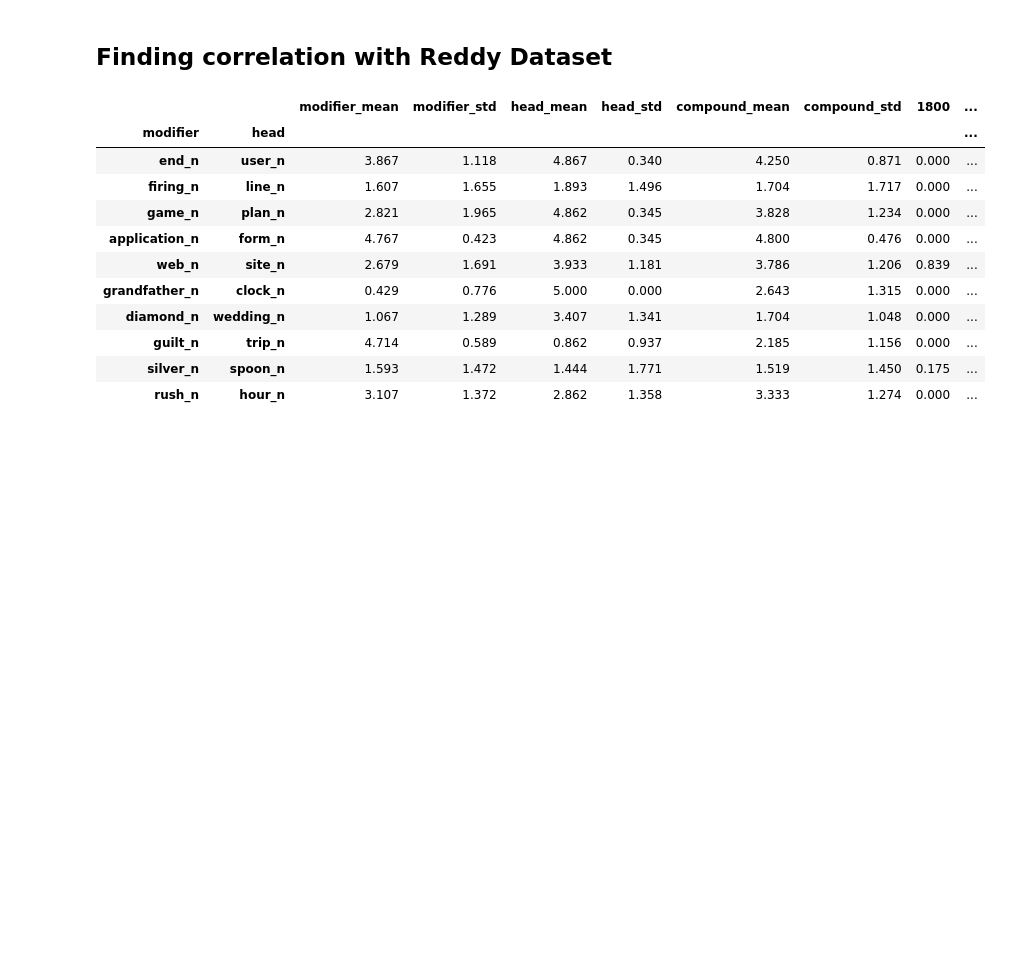
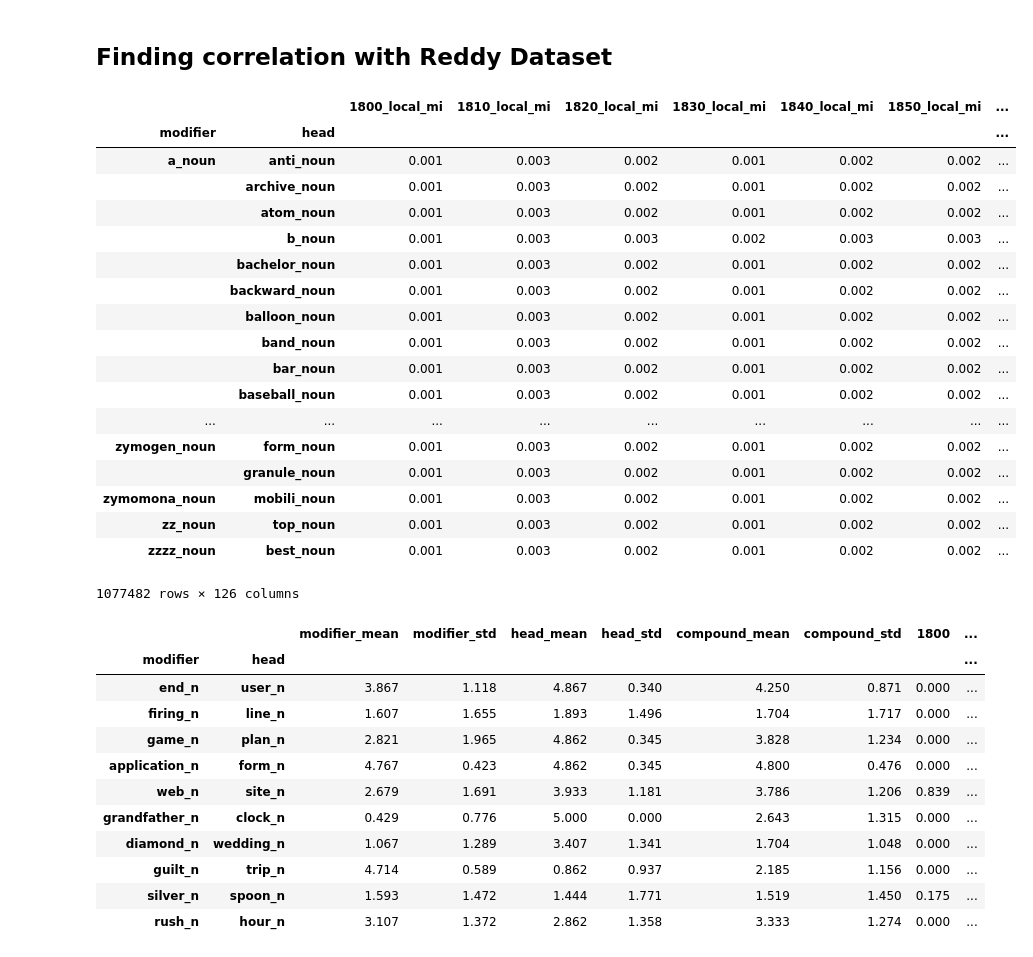
Before and after one commit to prajitdhar/Compounding, a Jupyter notebook: novel_compound_predictor/MeaningShift_new.ipynb, the cells around one changed output. Saved outputs shown, nothing was run; the diff lists cells and outputs as text; code cells hidden in the pictures; blank space fills up the shorter version.

```diff
--- a/novel_compound_predictor/MeaningShift_new.ipynb
+++ b/novel_compound_predictor/MeaningShift_new.ipynb
@@ -328,0 +392,14 @@ compound_denom
+# %%
+head_cols=heads.columns.tolist()
+head_cols[-1]="head_count"
+heads.columns=head_cols
+
+compound_head_sim=pd.merge(compounds,heads,on=["head","context",'time'])
+compound_head_sim['numerator']=compound_head_sim['comp_count']*compound_head_sim['head_count']
+compound_head_sim=compound_head_sim.groupby(['modifier','head','time'])['numerator'].sum().to_frame()
+compound_head_sim=pd.merge(compound_head_sim.reset_index(),compound_denom.reset_index(),on=["modifier","head",'time'])
+compound_head_sim=pd.merge(compound_head_sim,head_denom.reset_index(),on=['head','time'])
+compound_head_sim['sim_with_head']=compound_head_sim['numerator']/(compound_head_sim['compound_denom']*compound_head_sim['head_denom'])
+compound_head_sim.set_index(['modifier','head','time'],inplace=True)
+compound_head_sim.drop(['numerator','compound_denom'],axis=1,inplace=True)
+compound_head_sim
@@ -328,0 +426,12 @@ compound_denom
+# %%
+constituent_sim=pd.merge(heads,compounds,on=["head","context","time"])
+#constituent_sim.drop('comp_count',axis=1,inplace=True)
+constituent_sim=pd.merge(constituent_sim,modifiers,on=["modifier","context","time"])
+constituent_sim['numerator']=constituent_sim['head_count']*constituent_sim['mod_count']
+constituent_sim=constituent_sim.groupby(['modifier','head','time'])['numerator'].sum().to_frame()
+constituent_sim=pd.merge(constituent_sim.reset_index(),head_denom.reset_index(),on=["head","time"])
+constituent_sim=pd.merge(constituent_sim,modifier_denom.reset_index(),on=["modifier","time"])
+constituent_sim['sim_bw_constituents']=constituent_sim['numerator']/(constituent_sim['head_denom']*constituent_sim['modifier_denom'])
+constituent_sim.set_index(['modifier','head','time'],inplace=True)
+constituent_sim.drop(['numerator','modifier_denom','head_denom'],axis=1,inplace=True)
+constituent_sim
@@ -329,2 +458,40 @@ compound_denom
 # %% [markdown]
 ## Finding correlation with Reddy Dataset
+# %%
+dfs = [constituent_sim.reset_index(), compound_head_sim.reset_index(), compound_modifier_sim.reset_index(), information_feat.reset_index()]
+compounds_final = reduce(lambda left,right: pd.merge(left,right,on=['modifier','head','time']), dfs)
+compounds_final.drop(['head_denom','modifier_denom'],axis=1,inplace=True)
+compounds_final=pd.pivot_table(compounds_final, index=['modifier','head'], columns=['time'])
+compounds_final.fillna(0,inplace=True)
+compounds_final -= compounds_final.min()
+compounds_final /= compounds_final.max()
+compounds_final_1=compounds_final.columns.get_level_values(0)
+compounds_final_2=compounds_final.columns.get_level_values(1)
+
+cur_year=0
+new_columns=[]
+for year in compounds_final_2:
+    new_columns.append(str(year)+"_"+compounds_final_1[cur_year])
+    cur_year+=1
+compounds_final.columns=new_columns
+compounds_final
+# %% [output]
+|  |  | 1800_local_mi | 1810_local_mi | 1820_local_mi | 1830_local_mi | 1840_local_mi | 1850_local_mi | ... |
+| modifier | head |  |  |  |  |  |  | ... |
+| a_noun | anti_noun | 0.001 | 0.003 | 0.002 | 0.001 | 0.002 | 0.002 | ... |
+|  | archive_noun | 0.001 | 0.003 | 0.002 | 0.001 | 0.002 | 0.002 | ... |
+|  | atom_noun | 0.001 | 0.003 | 0.002 | 0.001 | 0.002 | 0.002 | ... |
+|  | b_noun | 0.001 | 0.003 | 0.003 | 0.002 | 0.003 | 0.003 | ... |
+|  | bachelor_noun | 0.001 | 0.003 | 0.002 | 0.001 | 0.002 | 0.002 | ... |
+|  | backward_noun | 0.001 | 0.003 | 0.002 | 0.001 | 0.002 | 0.002 | ... |
+|  | balloon_noun | 0.001 | 0.003 | 0.002 | 0.001 | 0.002 | 0.002 | ... |
+|  | band_noun | 0.001 | 0.003 | 0.002 | 0.001 | 0.002 | 0.002 | ... |
+|  | bar_noun | 0.001 | 0.003 | 0.002 | 0.001 | 0.002 | 0.002 | ... |
+|  | baseball_noun | 0.001 | 0.003 | 0.002 | 0.001 | 0.002 | 0.002 | ... |
+| ... | ... | ... | ... | ... | ... | ... | ... | ... |
+| zymogen_noun | form_noun | 0.001 | 0.003 | 0.002 | 0.001 | 0.002 | 0.002 | ... |
+|  | granule_noun | 0.001 | 0.003 | 0.002 | 0.001 | 0.002 | 0.002 | ... |
+| zymomona_noun | mobili_noun | 0.001 | 0.003 | 0.002 | 0.001 | 0.002 | 0.002 | ... |
+| zz_noun | top_noun | 0.001 | 0.003 | 0.002 | 0.001 | 0.002 | 0.002 | ... |
+| zzzz_noun | best_noun | 0.001 | 0.003 | 0.002 | 0.001 | 0.002 | 0.002 | ... |
+1077482 rows × 126 columns
```
Also changed, not shown: parts of 7 cells of this notebook, 6 other files.
